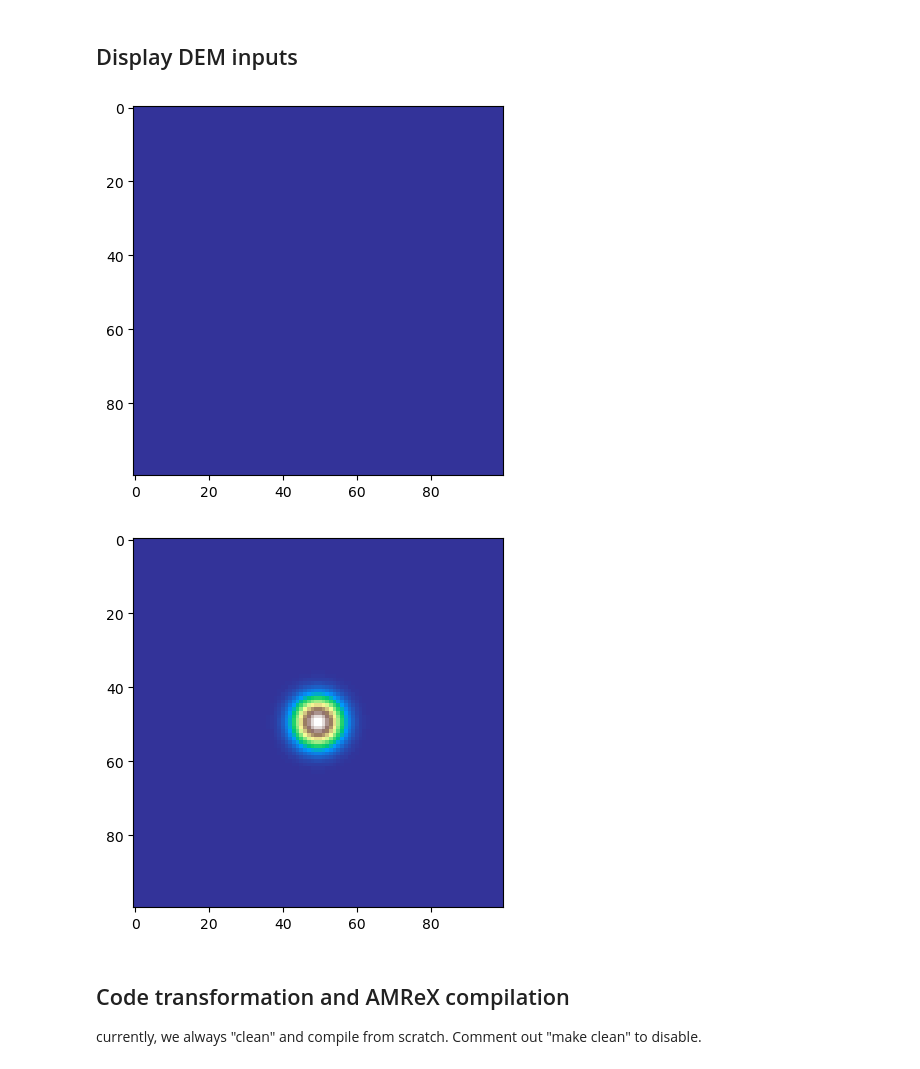
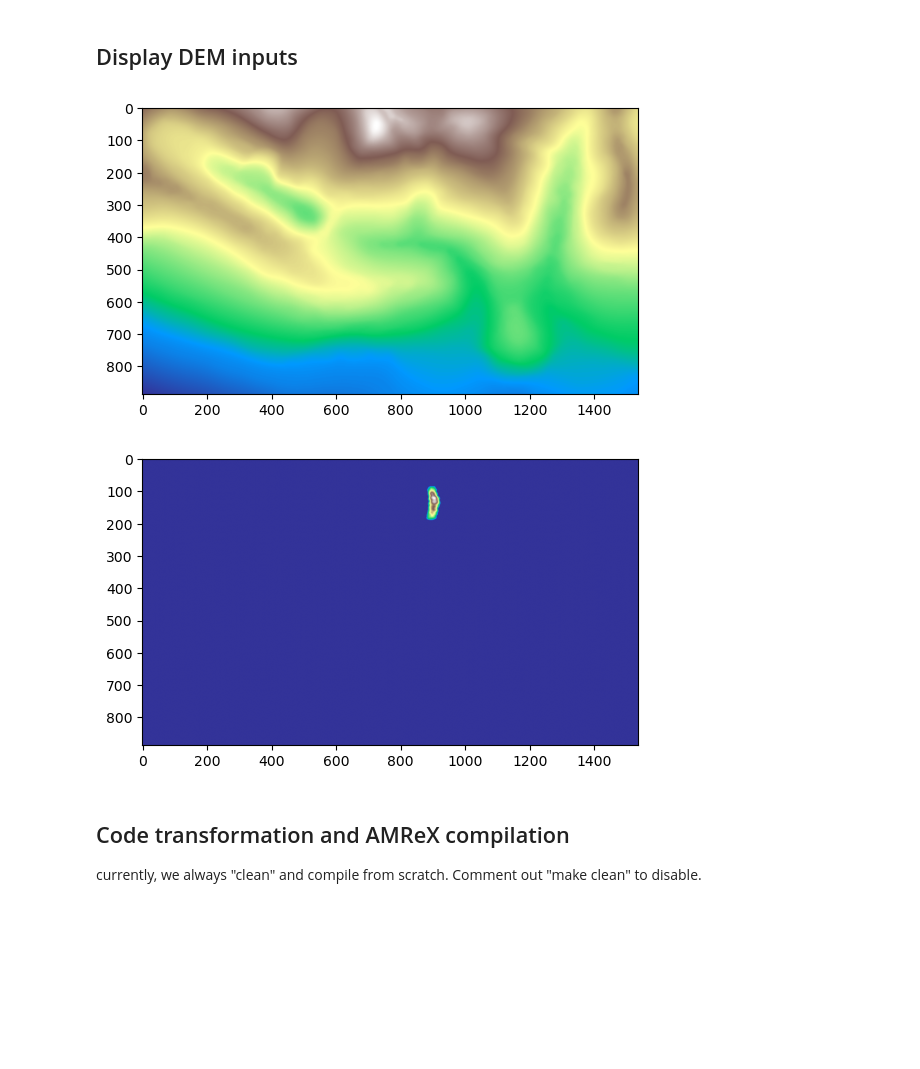
Before and after one commit to mbd-rwth/Zoomy, a Jupyter notebook: web/tutorials/amrex/from_DEM.ipynb, the cells around one changed output. Drawn from its saved outputs; the diff is of its cells as text; code cells hidden in the pictures; blank space fills up the shorter version.

```diff
--- a/web/tutorials/amrex/from_DEM.ipynb
+++ b/web/tutorials/amrex/from_DEM.ipynb
@@ -107,21 +107,20 @@ $\displaystyle \left[ \left[\begin{matrix}0 & 0 & 0 & 0\\0 & 0 & 1 & 0\\ez g q_{
 ## Display DEM inputs
 # %%
 main_dir = os.getenv("ZOOMY_DIR")
-# dem_path = os.path.join(main_dir, 'data/ca_elev.tif')
-# ic_water_path = os.path.join(main_dir, 'data/ca_debrisflow.tif')
+dem_path = os.path.join(main_dir, 'data/ca_elev.tif')
+ic_water_path = os.path.join(main_dir, 'data/ca_debrisflow.tif')
 
 
-dem_path = os.path.join(main_dir, 'data/evel_artificial.tif')
-ic_water_path = os.path.join(main_dir, 'data/release_artificial.tif')
-
-create_artificial_raster(lambda x, y: np.exp((-x**2-y**2)*0.03), (-50, 50, -50, 50), 1, ic_water_path)
-create_artificial_raster(lambda x, y: 0.* x**2, (-50, 50, -50, 50), 1, dem_path)
+# dem_path = os.path.join(main_dir, 'data/evel_artificial.tif')
+# ic_water_path = os.path.join(main_dir, 'data/release_artificial.tif')
+# create_artificial_raster(lambda x, y: np.exp((-x**2-y**2)*0.03), (-50, 50, -50, 50), 1, ic_water_path)
+# create_artificial_raster(lambda x, y: 0.* x**2, (-50, 50, -50, 50), 1, dem_path)
 
 show_raster(dem_path)
 show_raster(ic_water_path)
 # %% [output]
-[figure, old version]
+[figure, new version]
-[figure, old version]
+[figure, new version]
 # %% [markdown]
 ## Code transformation and AMReX compilation
 
```
Also changed, not shown: parts of 6 cells of this notebook, 5 other files.
